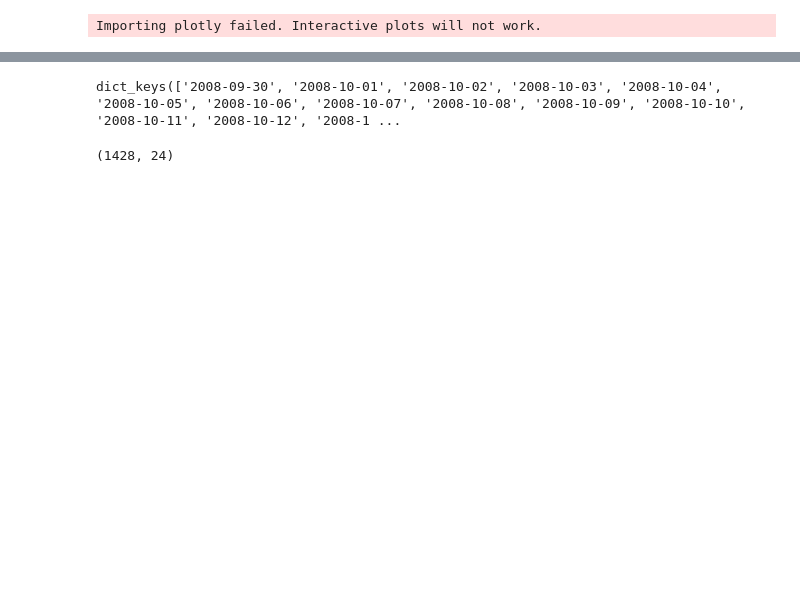
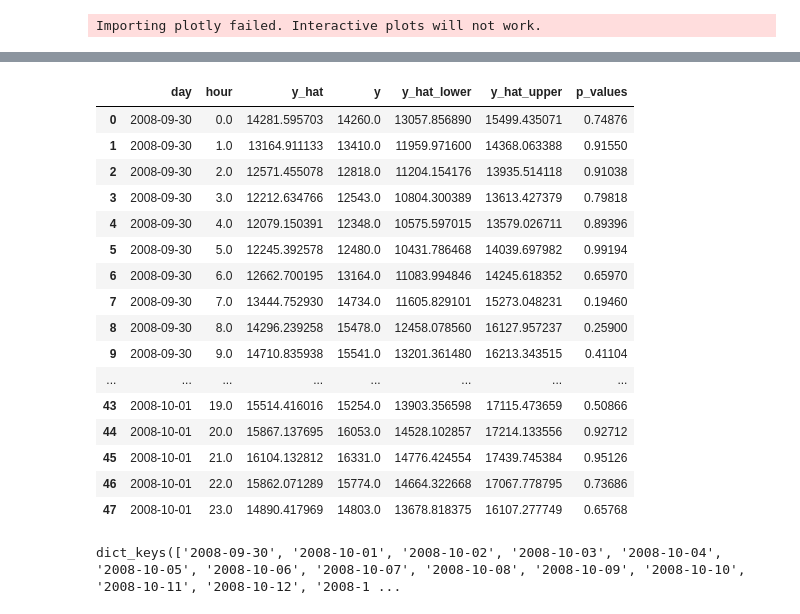
Before and after one commit to qic0-0/RNN_based_downscaling, a Jupyter notebook: experiment_uncertainty.ipynb, the cells around one changed output, grey strips where cells are left out. Drawn from its saved outputs; the diff is of its cells as text; code cells hidden in the pictures; blank space fills up the shorter version.

```diff
--- a/experiment_uncertainty.ipynb
+++ b/experiment_uncertainty.ipynb
@@ -19,7 +19,7 @@ out_dir = 'uncertainty_results'
 import RNN_fourier_RNN_uncertainty
 import pickle
 
-train_config = RNN_fourier_RNN_uncertainty.training_config(n_epochs=30, device=torch.device("mps"))
+train_config = RNN_fourier_RNN_uncertainty.training_config(n_epochs=3, device=torch.device("mps"))
 fourier_conf = RNN_fourier_RNN_uncertainty.fourier_config(mode="matrix", K_weekly=3, K_monthly=6, K_yearly=10)
 
 K_total = fourier_conf.K_weekly + fourier_conf.K_monthly + fourier_conf.K_yearly
@@ -32,7 +32,7 @@ else:
     cont_dim = 1 + 24 * F_per_hour
     fourier_dim = F_per_hour
 
-results_fourier = pd.DataFrame({'day': [], 'hour': [], 'y_hat': [], 'y':[]})
+results_fourier = pd.DataFrame({'day': [], 'hour': [], 'y_hat': [], 'y':[], 'y_hat_lower': [], 'y_hat_upper': [], 'p_values': []})
 train_residuals_results = {}
 epsilon_params_results = {}
 date_start = pd.to_datetime('2004-10-01 00:00:00')
@@ -53,7 +53,9 @@ while True:
     train_residuals = train_results['train_residuals']
     epsilon_params = {'mean': train_results['epsilon_mean'], 'cov': train_results['epsilon_cov']}
 
-    result = pd.DataFrame({'day': df_reduced['ds'].dt.date.max(), 'hour': list(range(24)), 'y_hat': forcast, 'y': true})
+    result = pd.DataFrame({'day': df_reduced['ds'].dt.date.max(), 'hour': list(range(24)), 'y_hat': forcast, 'y': true,
+                           'y_hat_lower': train_results['y_pred_lower'], 'y_hat_upper': train_results['y_pred_upper'],
+                           'p_values': train_results['p_values']})
     results_fourier = pd.concat([results_fourier, result]).reset_index(drop=True)
     train_residuals_results[str(df_reduced['ds'].dt.date.max())] = train_residuals
     epsilon_params_results[str(df_reduced['ds'].dt.date.max())] = epsilon_params
@@ -100,3 +93,23 @@ finish
+# %%
+results_fourier
+# %% [output]
+|  | day | hour | y_hat | y | y_hat_lower | y_hat_upper | p_values |
+| 0 | 2008-09-30 | 0.0 | 14281.595703 | 14260.0 | 13057.856890 | 15499.435071 | 0.74876 |
+| 1 | 2008-09-30 | 1.0 | 13164.911133 | 13410.0 | 11959.971600 | 14368.063388 | 0.91550 |
+| 2 | 2008-09-30 | 2.0 | 12571.455078 | 12818.0 | 11204.154176 | 13935.514118 | 0.91038 |
+| 3 | 2008-09-30 | 3.0 | 12212.634766 | 12543.0 | 10804.300389 | 13613.427379 | 0.79818 |
+| 4 | 2008-09-30 | 4.0 | 12079.150391 | 12348.0 | 10575.597015 | 13579.026711 | 0.89396 |
+| 5 | 2008-09-30 | 5.0 | 12245.392578 | 12480.0 | 10431.786468 | 14039.697982 | 0.99194 |
+| 6 | 2008-09-30 | 6.0 | 12662.700195 | 13164.0 | 11083.994846 | 14245.618352 | 0.65970 |
+| 7 | 2008-09-30 | 7.0 | 13444.752930 | 14734.0 | 11605.829101 | 15273.048231 | 0.19460 |
+| 8 | 2008-09-30 | 8.0 | 14296.239258 | 15478.0 | 12458.078560 | 16127.957237 | 0.25900 |
+| 9 | 2008-09-30 | 9.0 | 14710.835938 | 15541.0 | 13201.361480 | 16213.343515 | 0.41104 |
+| ... | ... | ... | ... | ... | ... | ... | ... |
+| 43 | 2008-10-01 | 19.0 | 15514.416016 | 15254.0 | 13903.356598 | 17115.473659 | 0.50866 |
+| 44 | 2008-10-01 | 20.0 | 15867.137695 | 16053.0 | 14528.102857 | 17214.133556 | 0.92712 |
+| 45 | 2008-10-01 | 21.0 | 16104.132812 | 16331.0 | 14776.424554 | 17439.745384 | 0.95126 |
+| 46 | 2008-10-01 | 22.0 | 15862.071289 | 15774.0 | 14664.322668 | 17067.778795 | 0.73686 |
+| 47 | 2008-10-01 | 23.0 | 14890.417969 | 14803.0 | 13678.818375 | 16107.277749 | 0.65768 |
 # %%
 with open('experiment_results/uncertainty_results/train_residuals_results.pkl', 'rb') as f:
     train_residuals_results = pickle.load(f)
@@ -105,6 +118,4 @@ train_residuals_results.keys()
 # %% [output]
 dict_keys(['2008-09-30', '2008-10-01', '2008-10-02', '2008-10-03', '2008-10-04', '2008-10-05', '2008-10-06', '2008-10-07', '2008-10-08', '2008-10-09', '2008-10-10', '2008-10-11', '2008-10-12', '2008-1 ...
 # %%
-train_residuals_results['2008-09-30'].shape
+result1 = pd.read_csv('new_exp_results/' + out_dir + '/results_fourier.csv')
-# %% [output]
-(1428, 24)
```
Also changed, not shown: parts of 6 cells of this notebook, 43 other files.
